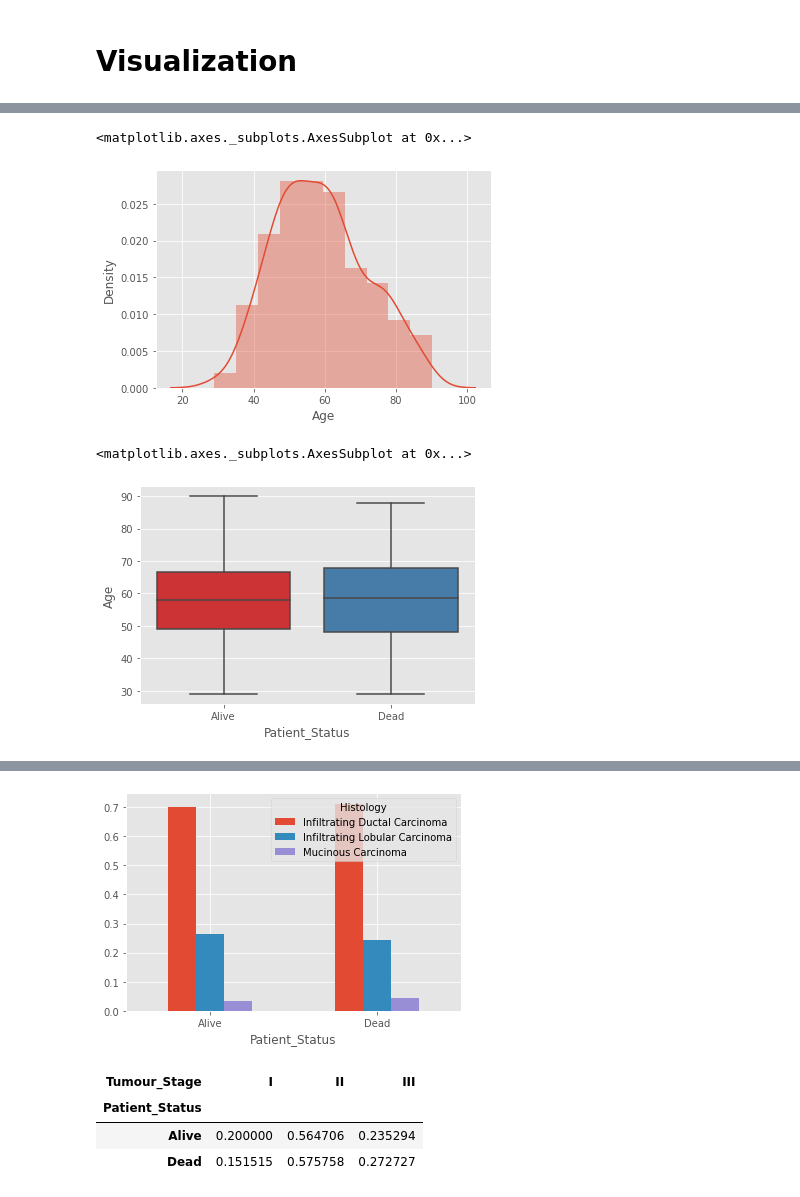
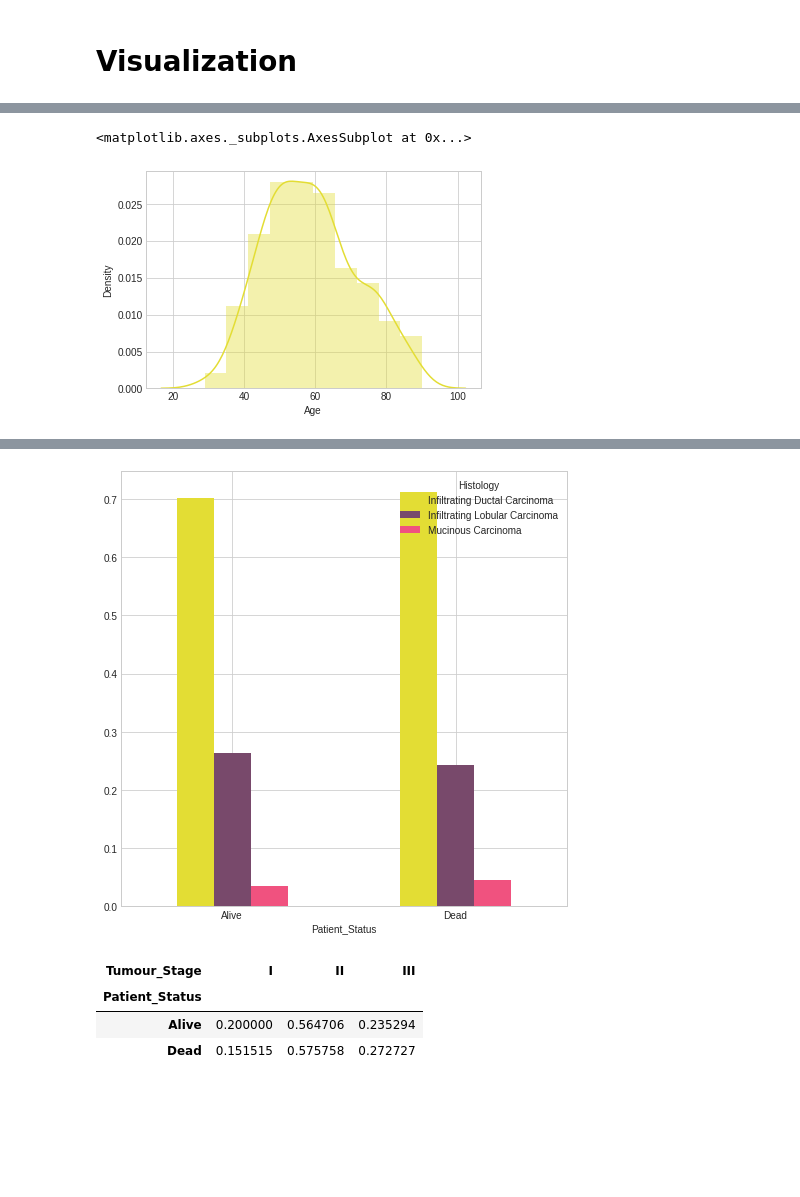
Before and after one commit to linahourieh/Breast-Cancer, a Jupyter notebook: Breast_Cancer_BRCA.ipynb, the cells around one changed output, grey strips where cells are left out. Drawn from its saved outputs; the diff is of its cells as text; code cells hidden in the pictures; blank space fills up the shorter version.

Commit message:
Update the Visualization and Statistical Testing

```diff
--- a/Breast_Cancer_BRCA.ipynb
+++ b/Breast_Cancer_BRCA.ipynb
@@ -5,16 +3,21 @@
 # %%
+# Import Essential Libraries
+# Data Manipulation
 import pandas as pd
-import seaborn as sns
 import numpy as np
 import datetime
-
+plt.rcParams.update(plt.rcParamsDefault)
 %matplotlib inline
 
+# Data Visualization
+import seaborn as sns
 import matplotlib as mpl
+from matplotlib import style
 import matplotlib.pyplot as plt
 
 
+
+# Statistical Tests
 from sklearn.impute import KNNImputer
-
-mpl.style.use('ggplot')
+from scipy.stats import chi2_contingency
 # %%
@@ -234,0 +202,24 @@ df['Gender'].value_counts(normalize=True).plot(kind='pie', figsize=(8, 8))
+# %%
+# Pie chart data
+labels = ['Female', 'Male']
+sizes = df['Gender'].value_counts()
+
+#colors
+colors = ['#E3DD34','#78496B','#F0527F','#E0EFF0']
+
+fig1, ax1 = plt.subplots(figsize=(8,8))
+ax1.pie(sizes, colors = colors, labels=labels,autopct='%1.1f%%', startangle=40)
+
+#draw circle inside the pie chart
+centre_circle = plt.Circle((0,0),0.70,fc='white')
+fig = plt.gcf()
+fig.gca().add_artist(centre_circle)
+
+
+# Equal aspect ratio ensures that pie is drawn as a circle
+ax1.axis('equal')
+
+leg = ax1.legend(prop={"size":16})
+
+plt.title('Patient Gender',fontsize=20)
+plt.show()
@@ -235 +228,5 @@ df['Gender'].value_counts(normalize=True).plot(kind='pie', figsize=(8, 8))
+# %%
+plt.rcParams.update(plt.rcParamsDefault)
+%matplotlib inline
+mpl.style.use('seaborn-whitegrid')
 # %%
@@ -244,14 +249,8 @@ plt.show()
 # %%
-sns.distplot(df['Age'],bins=10)
+sns.distplot(df['Age'],bins=10,color=colors[0])
 # %% [output]
 <matplotlib.axes._subplots.AxesSubplot at 0x...>
-[figure, old version]
+[figure, new version]
-# %%
-sns.boxplot(x="Patient_Status", y="Age",
-                 data=df, palette="Set1")
-# %% [output]
-<matplotlib.axes._subplots.AxesSubplot at 0x...>
-[figure, removed]
 # %%
 contigency= pd.crosstab(df['Patient_Status'],df['Histology'], normalize='index')
 contigency
@@ -261,7 +260,7 @@ contigency
 | Alive | 0.701961 | 0.262745 | 0.035294 |
 | Dead | 0.712121 | 0.242424 | 0.045455 |
 # %%
-barplot = contigency.plot.bar(rot=0)
+barplot = contigency.plot.bar(rot=0, color=colors, figsize=(8, 8))
 # %% [output]
-[figure, old version]
+[figure, new version]
 # %%
```
Also changed, not shown: parts of 48 cells of this notebook.
